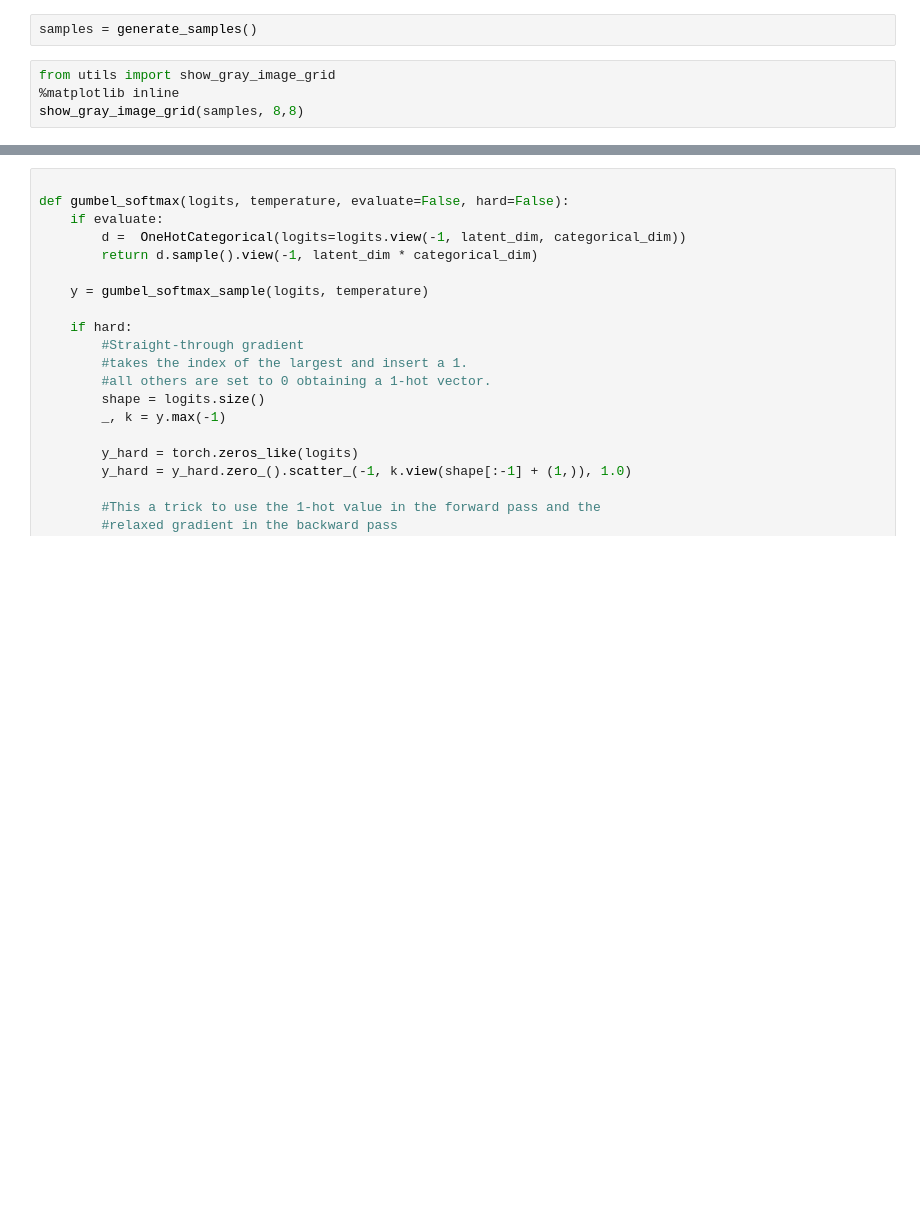
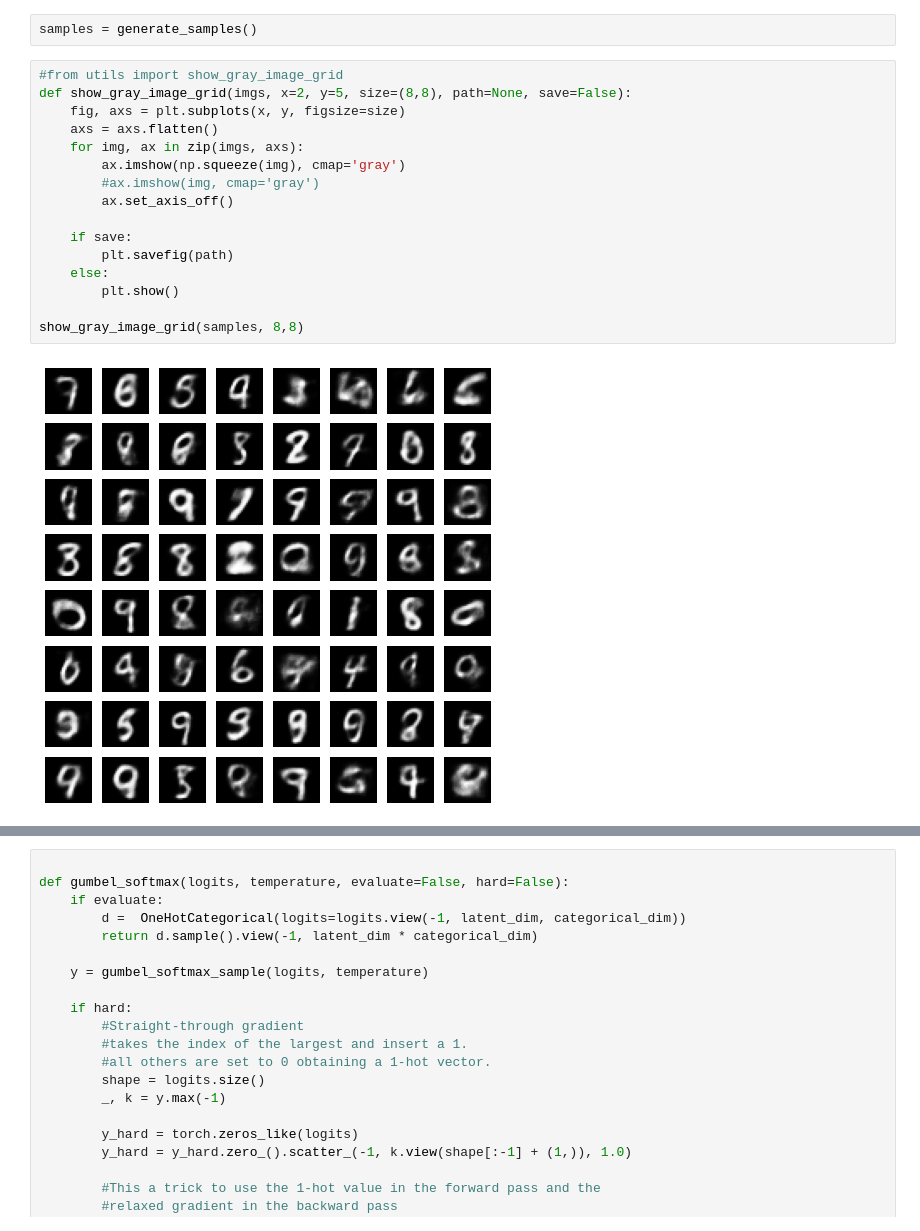
Before and after one commit to alpz/discrete-sampling, a Jupyter notebook: introduction.ipynb, the cells around one changed output, grey strips where cells are left out. Saved outputs shown, nothing was run; the diff lists cells and outputs as text; blank space fills up the shorter version.

```diff
--- a/introduction.ipynb
+++ b/introduction.ipynb
@@ -237,9 +261,23 @@ def generate_samples():
 # %%
 samples = generate_samples()
 # %%
-from utils import show_gray_image_grid
-%matplotlib inline
+#from utils import show_gray_image_grid
+def show_gray_image_grid(imgs, x=2, y=5, size=(8,8), path=None, save=False):
+    fig, axs = plt.subplots(x, y, figsize=size)
+    axs = axs.flatten()
+    for img, ax in zip(imgs, axs):
+        ax.imshow(np.squeeze(img), cmap='gray')
+        #ax.imshow(img, cmap='gray')
+        ax.set_axis_off()
+
+    if save:
+        plt.savefig(path)
+    else:
+        plt.show()
+
 show_gray_image_grid(samples, 8,8)
+# %% [output]
+[figure, added]
 # %% [markdown]
 ## Gumbel Straight-Through
 
```
Also changed, not shown: parts of 5 cells of this notebook.
